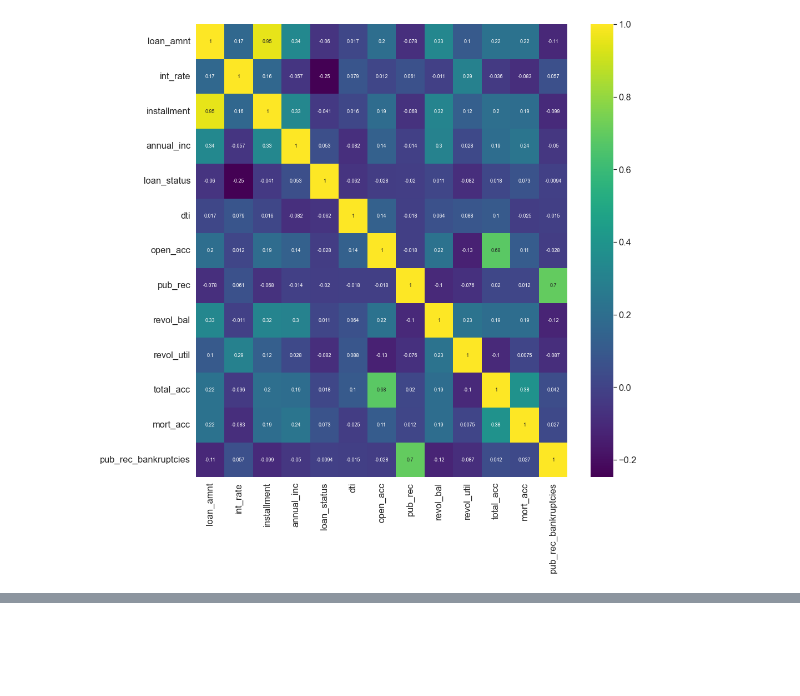
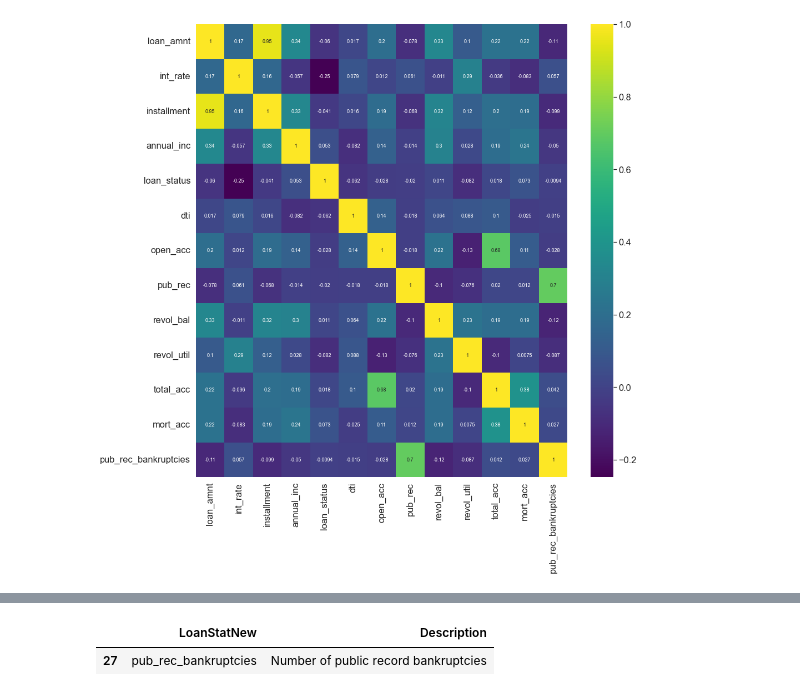
Before and after one commit to Ganesh4693/Lending-Club, a Jupyter notebook: lending.ipynb, the cells around one changed output, grey strips where cells are left out. Drawn from its saved outputs; the diff is of its cells as text; code cells hidden in the pictures; blank space fills up the shorter version.

```diff
--- a/lending.ipynb
+++ b/lending.ipynb
@@ -15,6 +15,7 @@ import pandas as pd
 import matplotlib.pyplot as plt
 import seaborn as sns
 sns.set_theme(font_scale=1.5)
+pd.set_option('display.max_colwidth',None)
 # %% [markdown]
 ### Reading data
 # %%
@@ -157,0 +207,5 @@ Name: Description, dtype: object
+# %%
+info[info.LoanStatNew=='pub_rec_bankruptcies']
+# %% [output]
+|  | LoanStatNew | Description |
+| 27 | pub_rec_bankruptcies | Number of public record bankruptcies |
```
Also changed, not shown: parts of 12 cells of this notebook.
